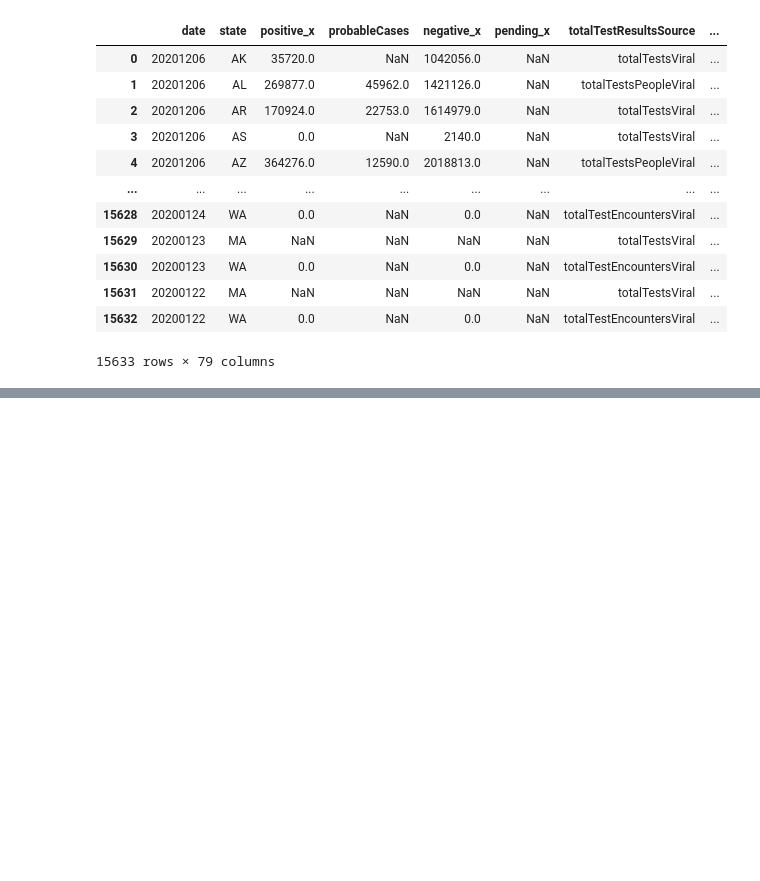
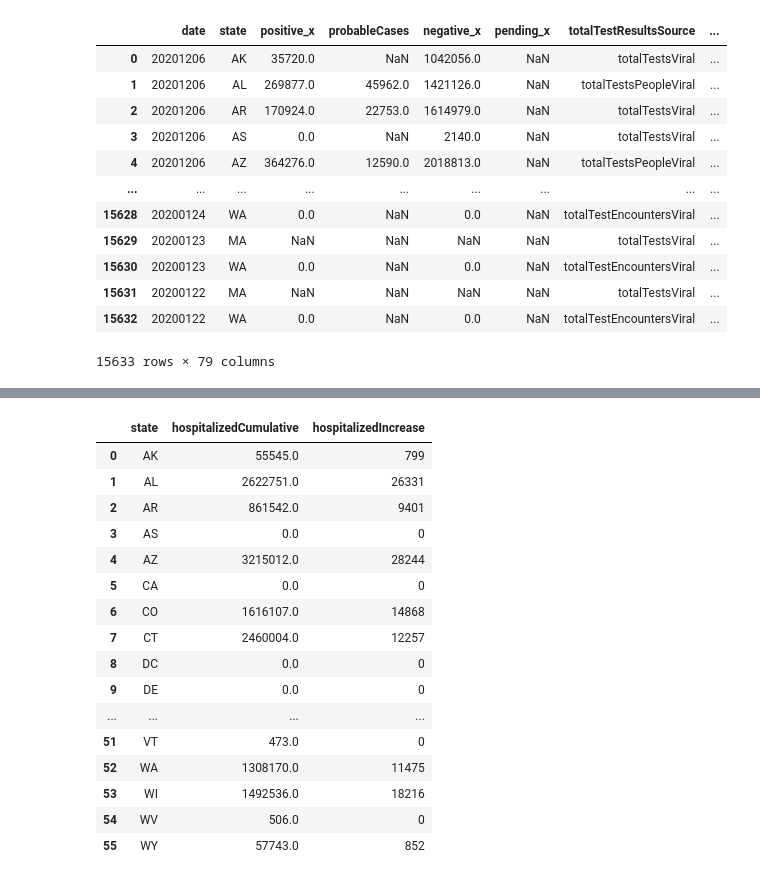
Before and after one commit to mpparra12/Project1, a Jupyter notebook: Covid19.ipynb, the cells around one changed output, grey strips where cells are left out. Cells and saved outputs as stored; diff of their text form; code cells hidden in the pictures; blank space fills up the shorter version.

```diff
--- a/Covid19.ipynb
+++ b/Covid19.ipynb
@@ -116,0 +117,33 @@ merge_data
+# %%
+death_sum = counties_data.groupby('state')['deaths'].sum().reset_index()
+death_avg = counties_data.groupby('state')['deaths'].mean().reset_index()
+
+case_avg = counties_data.groupby('state')['cases'].mean().reset_index()
+
+hospitalized = data_df.groupby('state')['hospitalizedCumulative'].sum().reset_index()
+
+hospitalizedIncrease = data_df.groupby('state')['hospitalizedIncrease'].sum().reset_index()
+
+state_avg = pd.merge(death_avg,case_avg, on="state")
+df = pd.merge(hospitalized,hospitalizedIncrease, on="state")
+df
+
+# feel free to explore before we start graphing.
+# %% [output]
+|  | state | hospitalizedCumulative | hospitalizedIncrease |
+| 0 | AK | 55545.0 | 799 |
+| 1 | AL | 2622751.0 | 26331 |
+| 2 | AR | 861542.0 | 9401 |
+| 3 | AS | 0.0 | 0 |
+| 4 | AZ | 3215012.0 | 28244 |
+| 5 | CA | 0.0 | 0 |
+| 6 | CO | 1616107.0 | 14868 |
+| 7 | CT | 2460004.0 | 12257 |
+| 8 | DC | 0.0 | 0 |
+| 9 | DE | 0.0 | 0 |
+| ... | ... | ... | ... |
+| 51 | VT | 473.0 | 0 |
+| 52 | WA | 1308170.0 | 11475 |
+| 53 | WI | 1492536.0 | 18216 |
+| 54 | WV | 506.0 | 0 |
+| 55 | WY | 57743.0 | 852 |
```
Also changed, not shown: parts of 5 cells of this notebook.
